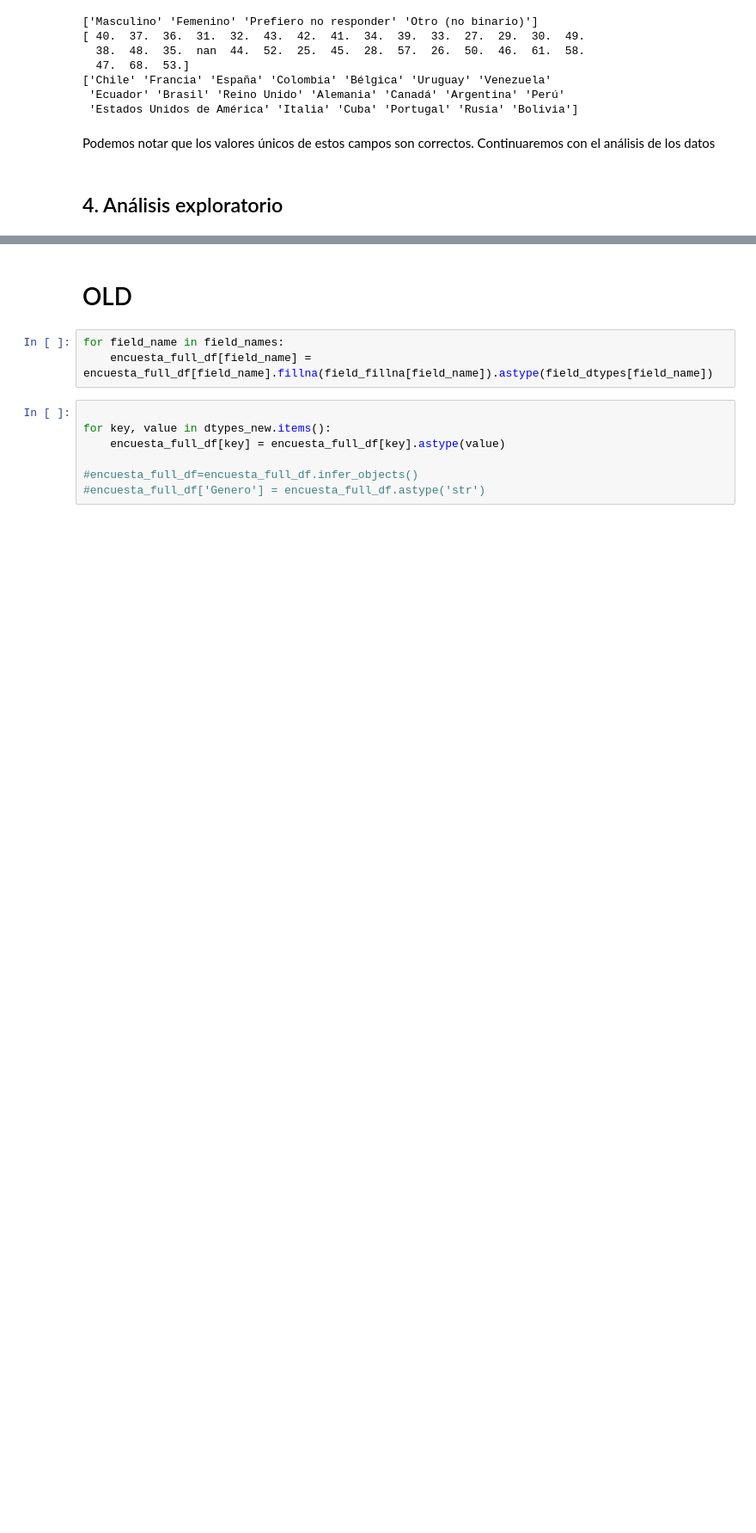
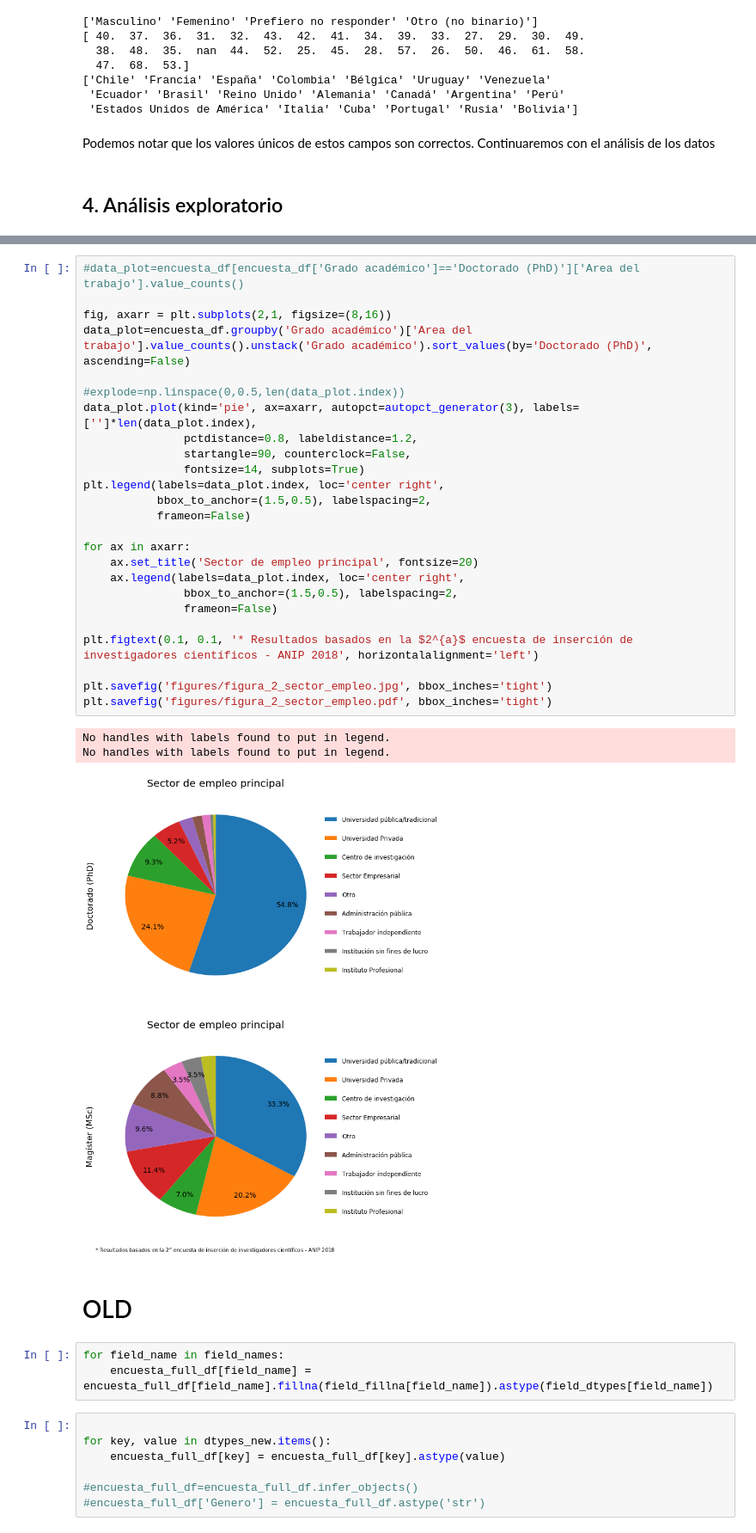
Before and after one commit to anipchile/encuesta_2018, a Jupyter notebook: notebooks/Analisis encuesta insercion 2018.ipynb, the cells around one changed output, grey strips where cells are left out. Shown at 86% size. Saved outputs shown, nothing was run; the diff lists cells and outputs as text; blank space fills up the shorter version.

```diff
--- a/notebooks/Analisis encuesta insercion 2018.ipynb
+++ b/notebooks/Analisis encuesta insercion 2018.ipynb
@@ -205,3 +286,32 @@ encuesta_full_df['¿Cuál es tu edad?']
+# %%
+#data_plot=encuesta_df[encuesta_df['Grado académico']=='Doctorado (PhD)']['Area del trabajo'].value_counts()
+
+fig, axarr = plt.subplots(2,1, figsize=(8,16))
+data_plot=encuesta_df.groupby('Grado académico')['Area del trabajo'].value_counts().unstack('Grado académico').sort_values(by='Doctorado (PhD)', ascending=False)
+
+#explode=np.linspace(0,0.5,len(data_plot.index))
+data_plot.plot(kind='pie', ax=axarr, autopct=autopct_generator(3), labels=['']*len(data_plot.index),
+               pctdistance=0.8, labeldistance=1.2,
+               startangle=90, counterclock=False,
+               fontsize=14, subplots=True)
+plt.legend(labels=data_plot.index, loc='center right',
+           bbox_to_anchor=(1.5,0.5), labelspacing=2,
+           frameon=False)
+
+for ax in axarr:
+    ax.set_title('Sector de empleo principal', fontsize=20)
+    ax.legend(labels=data_plot.index, loc='center right',
+               bbox_to_anchor=(1.5,0.5), labelspacing=2,
+               frameon=False)
+
+plt.figtext(0.1, 0.1, '* Resultados basados en la $2^{a}$ encuesta de inserción de investigadores científicos - ANIP 2018', horizontalalignment='left')
+
+plt.savefig('figures/figura_2_sector_empleo.jpg', bbox_inches='tight')
+plt.savefig('figures/figura_2_sector_empleo.pdf', bbox_inches='tight')
+# %% [output]
+No handles with labels found to put in legend.
+No handles with labels found to put in legend.
+[figure, added]
 # %% [markdown]
 # OLD
 # %%
```
Also changed, not shown: parts of 22 cells of this notebook, 4 other files.
